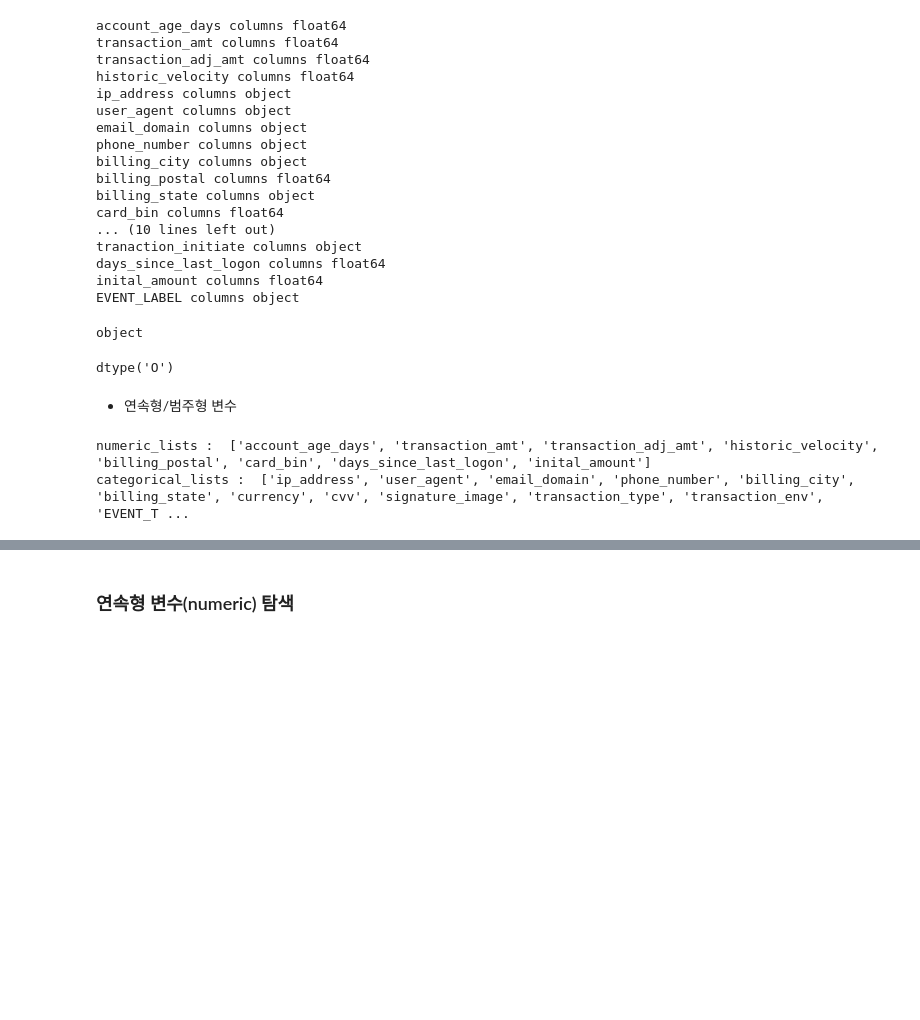
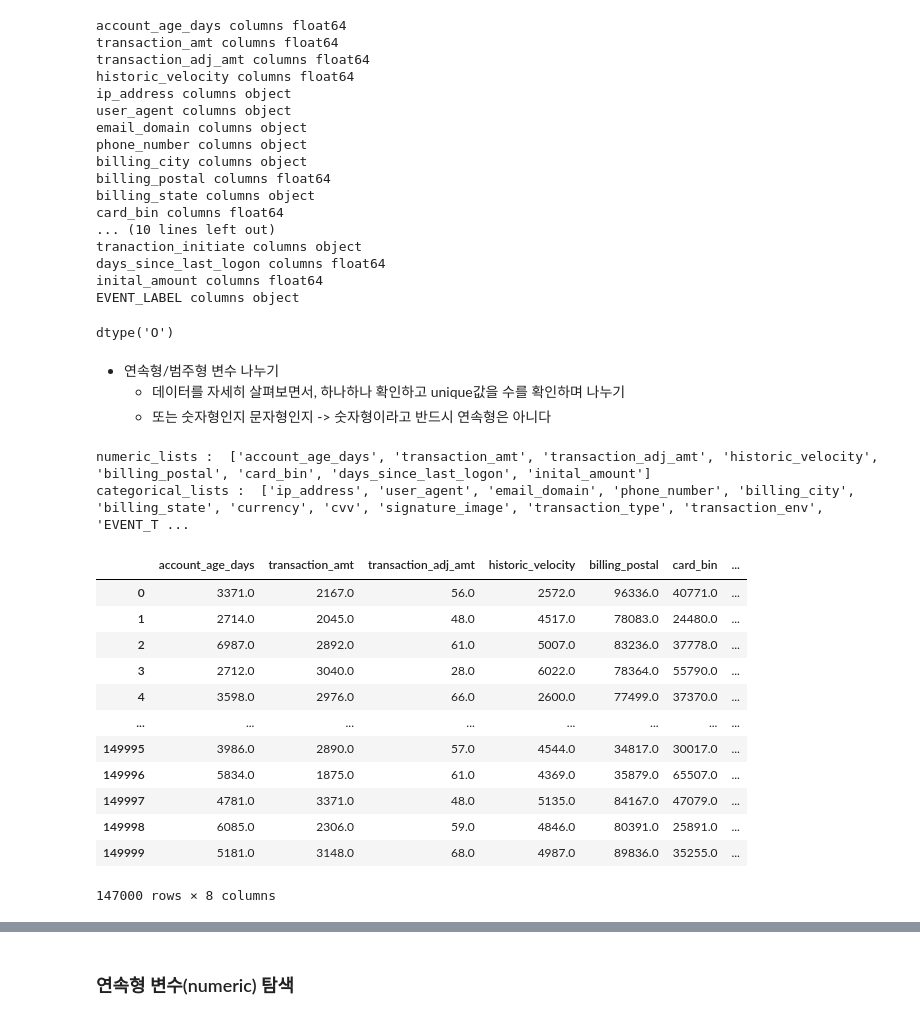
Before and after one commit to seonydg/ml-classification-predicting-credit-card-fraud-transactions, a Jupyter notebook: Predicting Credit Card Fraud Transactions.ipynb, the cells around one changed output, grey strips where cells are left out. Drawn from its saved outputs; the diff is of its cells as text; code cells hidden in the pictures; blank space fills up the shorter version.

```diff
--- a/Predicting Credit Card Fraud Transactions.ipynb
+++ b/Predicting Credit Card Fraud Transactions.ipynb
@@ -173,16 +173,14 @@ tranaction_initiate columns object
 days_since_last_logon columns float64
 inital_amount columns float64
 EVENT_LABEL columns object
-# %%
-print(df['user_agent'].dtypes)
-# %% [output]
-object
 # %%
 df['user_agent'].dtypes
 # %% [output]
 dtype('O')
-# %% [markdown]
-- 연속형/범주형 변수
+# %% [markdown]
+- 연속형/범주형 변수 나누기
+    - 데이터를 자세히 살펴보면서, 하나하나 확인하고 unique값을 수를 확인하며 나누기
+    - 또는 숫자형인지 문자형인지 -> 숫자형이라고 반드시 연속형은 아니다
 # %%
 numeric_lists, categorical_lists = [], []
 
@@ -197,3 +195,19 @@ print('categorical_lists : ', categorical_lists)
 # %% [output]
 numeric_lists :  ['account_age_days', 'transaction_amt', 'transaction_adj_amt', 'historic_velocity', 'billing_postal', 'card_bin', 'days_since_last_logon', 'inital_amount']
 categorical_lists :  ['ip_address', 'user_agent', 'email_domain', 'phone_number', 'billing_city', 'billing_state', 'currency', 'cvv', 'signature_image', 'transaction_type', 'transaction_env', 'EVENT_T ...
+# %%
+df[numeric_lists]
+# %% [output]
+|  | account_age_days | transaction_amt | transaction_adj_amt | historic_velocity | billing_postal | card_bin | ... |
+| 0 | 3371.0 | 2167.0 | 56.0 | 2572.0 | 96336.0 | 40771.0 | ... |
+| 1 | 2714.0 | 2045.0 | 48.0 | 4517.0 | 78083.0 | 24480.0 | ... |
+| 2 | 6987.0 | 2892.0 | 61.0 | 5007.0 | 83236.0 | 37778.0 | ... |
+| 3 | 2712.0 | 3040.0 | 28.0 | 6022.0 | 78364.0 | 55790.0 | ... |
+| 4 | 3598.0 | 2976.0 | 66.0 | 2600.0 | 77499.0 | 37370.0 | ... |
+| ... | ... | ... | ... | ... | ... | ... | ... |
+| 149995 | 3986.0 | 2890.0 | 57.0 | 4544.0 | 34817.0 | 30017.0 | ... |
+| 149996 | 5834.0 | 1875.0 | 61.0 | 4369.0 | 35879.0 | 65507.0 | ... |
+| 149997 | 4781.0 | 3371.0 | 48.0 | 5135.0 | 84167.0 | 47079.0 | ... |
+| 149998 | 6085.0 | 2306.0 | 59.0 | 4846.0 | 80391.0 | 25891.0 | ... |
+| 149999 | 5181.0 | 3148.0 | 68.0 | 4987.0 | 89836.0 | 35255.0 | ... |
+147000 rows × 8 columns
```
Also changed, not shown: parts of 12 cells of this notebook.
